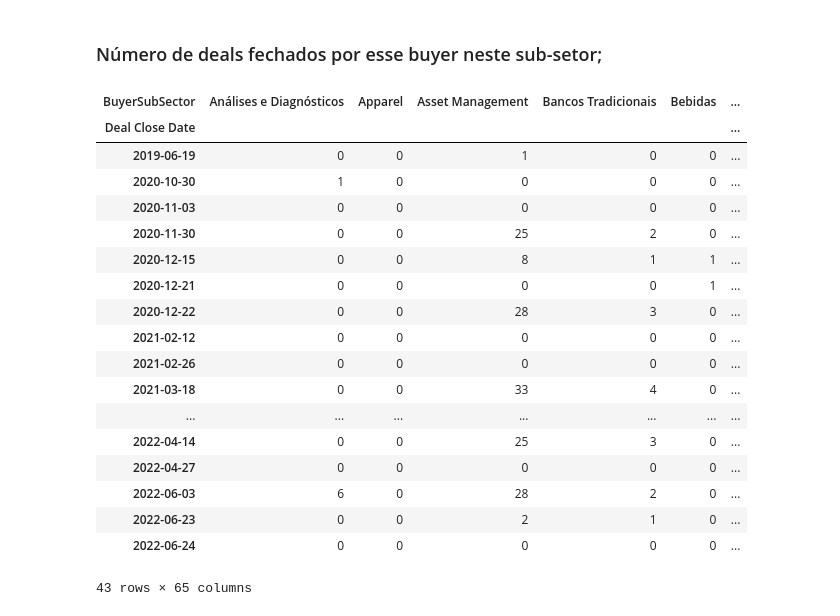
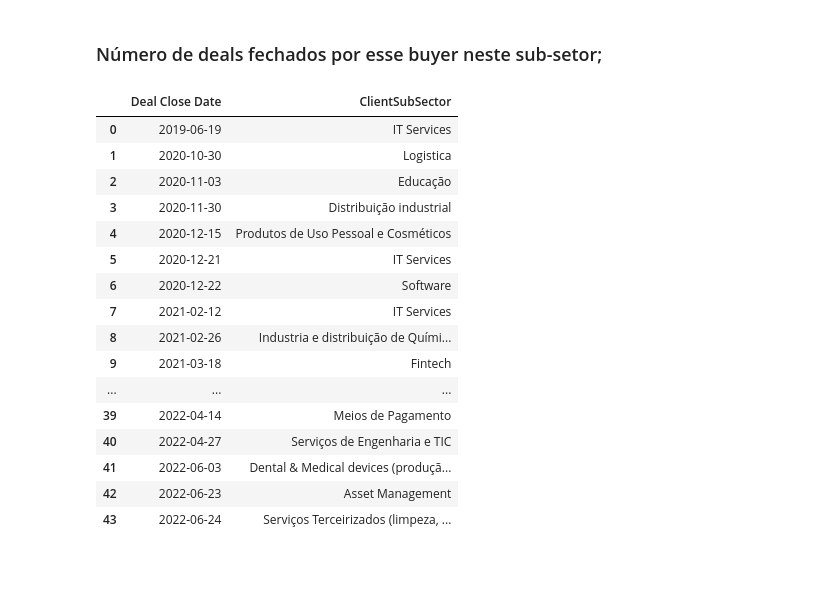
Before and after one commit to vitoriaRodri23/ETLDesafio, a Jupyter notebook: etl.ipynb, the cells around one changed output. Cells and saved outputs as stored; diff of their text form; code cells hidden in the pictures; blank space fills up the shorter version.

```diff
--- a/etl.ipynb
+++ b/etl.ipynb
@@ -155,25 +214,26 @@ Timestamp('2022-07-25 11:31:00')
 # %% [markdown]
 ### Número de deals fechados por esse buyer neste sub-setor;
-# %%
-number_buyersNBA= pd.crosstab(buyer_subsector['Deal Close Date'], buyer_subsector['BuyerSubSector'])
-number_buyersNBA
-# %% [output]
-| BuyerSubSector | Análises e Diagnósticos | Apparel | Asset Management | Bancos Tradicionais | Bebidas | ... |
-| Deal Close Date |  |  |  |  |  | ... |
-| 2019-06-19 | 0 | 0 | 1 | 0 | 0 | ... |
-| 2020-10-30 | 1 | 0 | 0 | 0 | 0 | ... |
-| 2020-11-03 | 0 | 0 | 0 | 0 | 0 | ... |
-| 2020-11-30 | 0 | 0 | 25 | 2 | 0 | ... |
-| 2020-12-15 | 0 | 0 | 8 | 1 | 1 | ... |
-| 2020-12-21 | 0 | 0 | 0 | 0 | 1 | ... |
-| 2020-12-22 | 0 | 0 | 28 | 3 | 0 | ... |
-| 2021-02-12 | 0 | 0 | 0 | 0 | 0 | ... |
-| 2021-02-26 | 0 | 0 | 0 | 0 | 0 | ... |
-| 2021-03-18 | 0 | 0 | 33 | 4 | 0 | ... |
-| ... | ... | ... | ... | ... | ... | ... |
-| 2022-04-14 | 0 | 0 | 25 | 3 | 0 | ... |
-| 2022-04-27 | 0 | 0 | 0 | 0 | 0 | ... |
-| 2022-06-03 | 6 | 0 | 28 | 2 | 0 | ... |
-| 2022-06-23 | 0 | 0 | 2 | 1 | 0 | ... |
-| 2022-06-24 | 0 | 0 | 0 | 0 | 0 | ... |
-43 rows × 65 columns
+# %%
+df_client = pd.DataFrame(data)
+df_client= data[data['Deal Close Date'].notna()]
+
+df_client = df_client.groupby(['Deal Close Date'])['ClientSubSector'].max().reset_index()
+df_client
+# %% [output]
+|  | Deal Close Date | ClientSubSector |
+| 0 | 2019-06-19 | IT Services |
+| 1 | 2020-10-30 | Logistica |
+| 2 | 2020-11-03 | Educação |
+| 3 | 2020-11-30 | Distribuição industrial |
+| 4 | 2020-12-15 | Produtos de Uso Pessoal e Cosméticos |
+| 5 | 2020-12-21 | IT Services |
+| 6 | 2020-12-22 | Software |
+| 7 | 2021-02-12 | IT Services |
+| 8 | 2021-02-26 | Industria e distribuição de Quími... |
+| 9 | 2021-03-18 | Fintech |
+| ... | ... | ... |
+| 39 | 2022-04-14 | Meios de Pagamento |
+| 40 | 2022-04-27 | Serviços de Engenharia e TIC |
+| 41 | 2022-06-03 | Dental & Medical devices (produçã... |
+| 42 | 2022-06-23 | Asset Management |
+| 43 | 2022-06-24 | Serviços Terceirizados (limpeza, ... |
```
Also changed, not shown: parts of 24 cells of this notebook.
